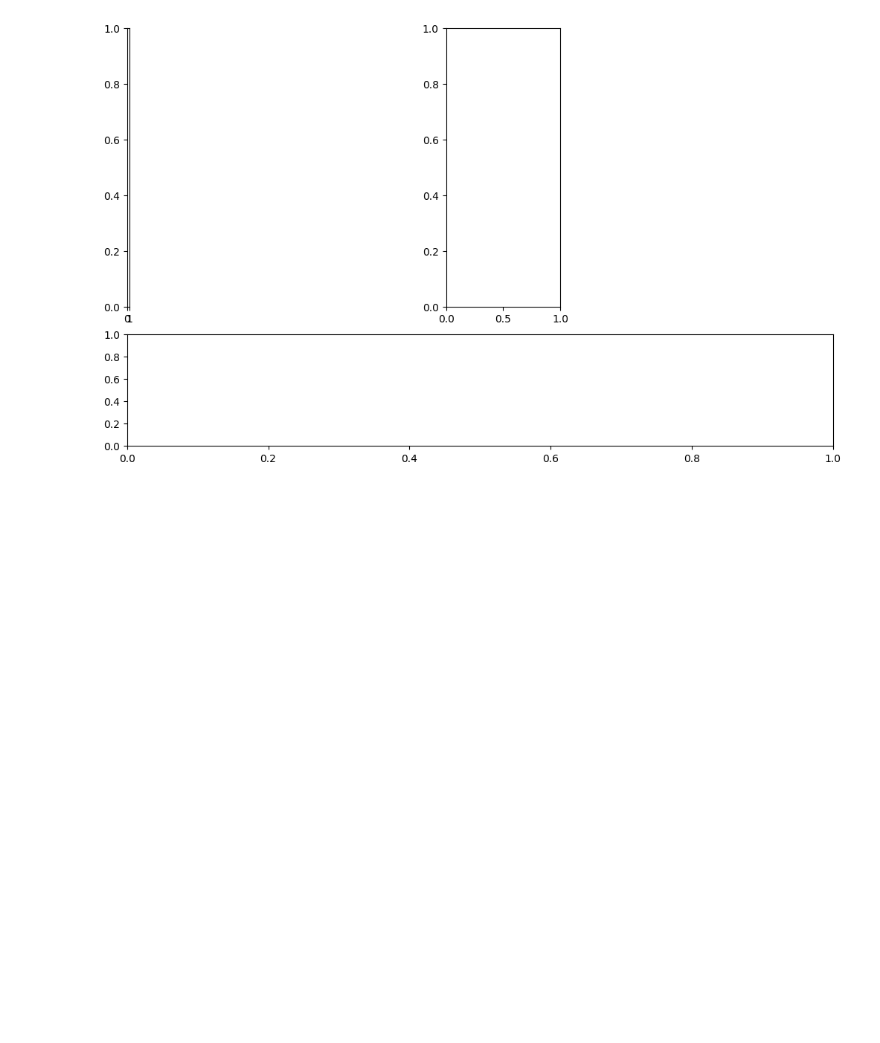
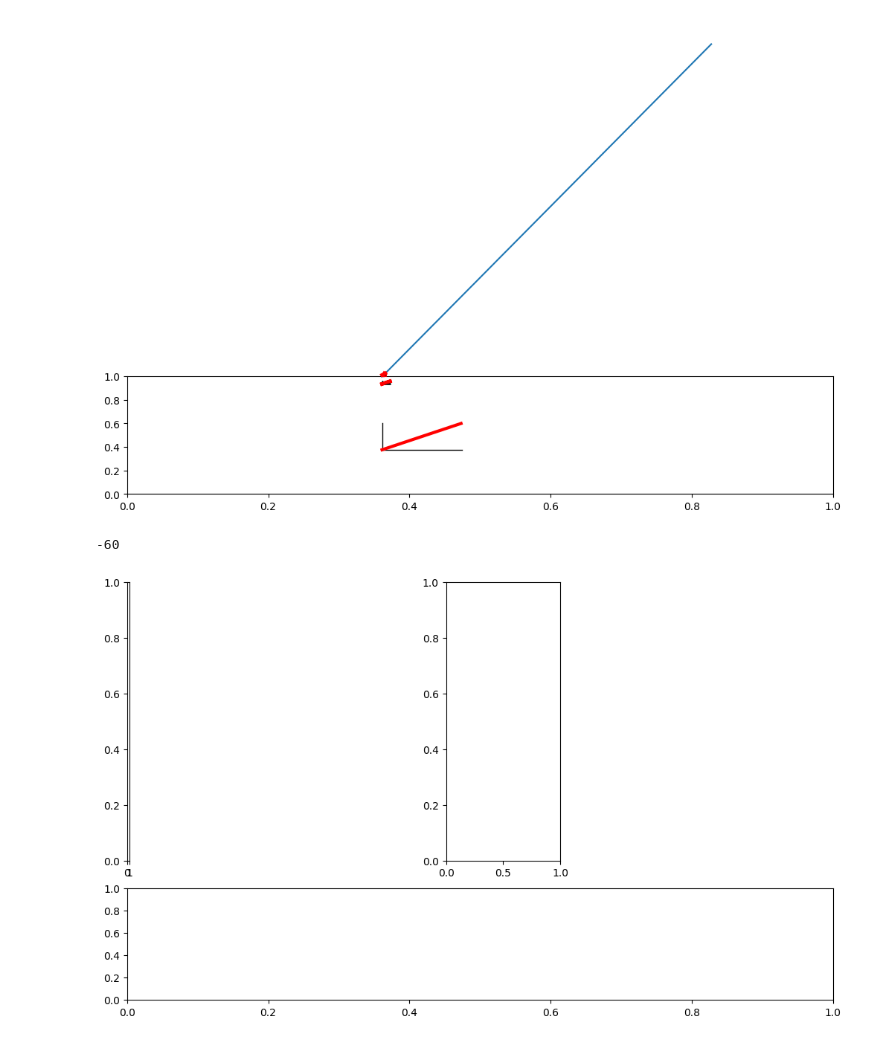
Before and after one commit to CemNurlu/QDQC_animations, a Jupyter notebook: anim_scripts/Lecture_1/detuning/testing.ipynb, the cells around one changed output. Drawn from its saved outputs; the diff is of its cells as text; code cells hidden in the pictures; blank space fills up the shorter version.

```diff
--- a/anim_scripts/Lecture_1/detuning/testing.ipynb
+++ b/anim_scripts/Lecture_1/detuning/testing.ipynb
@@ -16,5 +17,17 @@ from anim_base import (
     file_type
 )
+# %%
+new_axis.set_position([0.1, 0.1, 1, 1])
+pretty_axis = PrettyAxis(new_axis, (0, 24, -24*1 + 2), (-24*1 + 2, -24*1/2 - 2, 0), (0, 100), (0, 100), alpha=1)
+new_axis.set_axis_off()
+pretty_axis.add_line("test", np.arange(100), np.arange(100), "r", lw=3)
+fig
+# %% [output]
+[figure, added]
+# %%
+ax_dict['bloch_lab'].azim
+# %% [output]
+-60
 # %%
 settings = {
     "B_x_max": 0.7,
```
Also changed, not shown: parts of 11 cells of this notebook, 3 other files.
